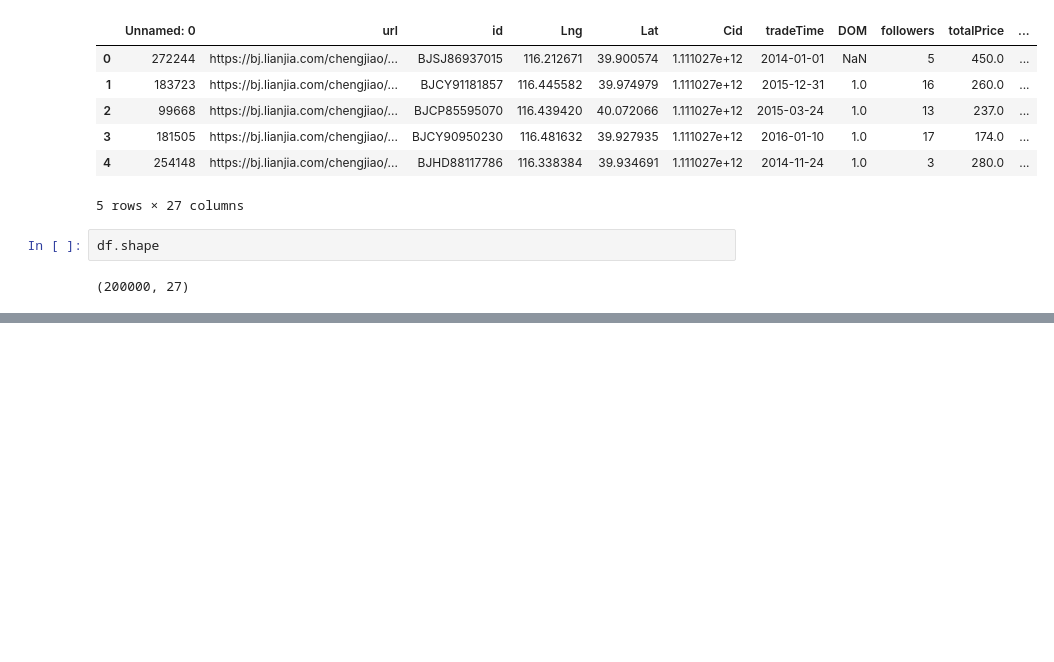
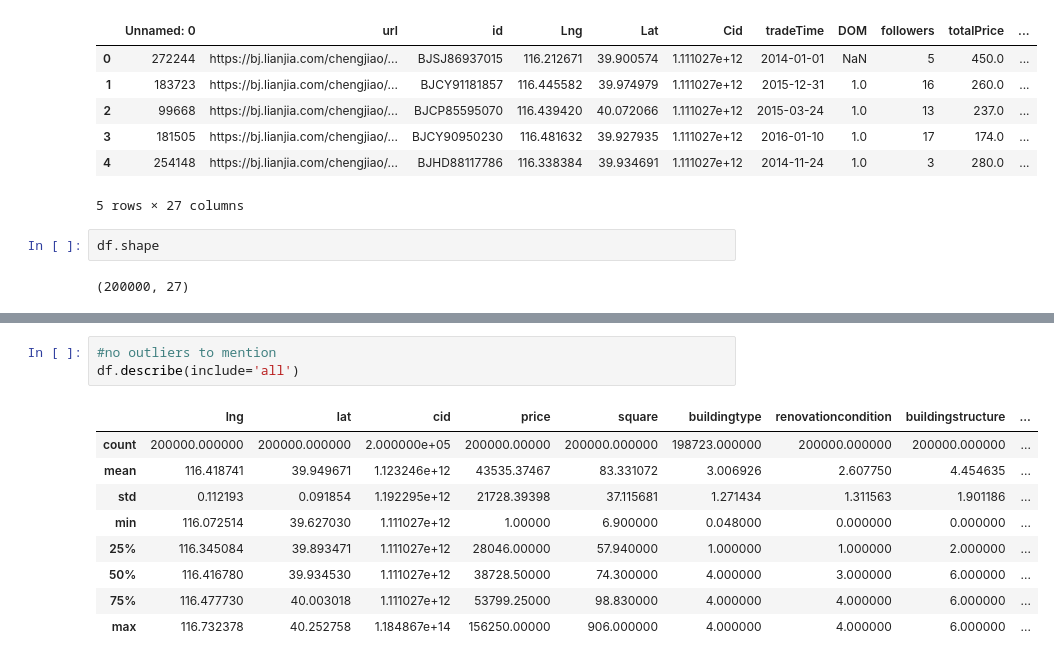
Before and after one commit to CheyQ27/Grocery-Sales, a Jupyter notebook: Project_2_pt_1.ipynb, the cells around one changed output, grey strips where cells are left out. Drawn from its saved outputs; the diff is of its cells as text; blank space fills up the shorter version.

```diff
--- a/Project_2_pt_1.ipynb
+++ b/Project_2_pt_1.ipynb
@@ -45,0 +295,13 @@ df.shape
+# %%
+#no outliers to mention
+df.describe(include='all')
+# %% [output]
+|  | lng | lat | cid | price | square | buildingtype | renovationcondition | buildingstructure | ... |
+| count | 200000.000000 | 200000.000000 | 2.000000e+05 | 200000.00000 | 200000.000000 | 198723.000000 | 200000.000000 | 200000.000000 | ... |
+| mean | 116.418741 | 39.949671 | 1.123246e+12 | 43535.37467 | 83.331072 | 3.006926 | 2.607750 | 4.454635 | ... |
+| std | 0.112193 | 0.091854 | 1.192295e+12 | 21728.39398 | 37.115681 | 1.271434 | 1.311563 | 1.901186 | ... |
+| min | 116.072514 | 39.627030 | 1.111027e+12 | 1.00000 | 6.900000 | 0.048000 | 0.000000 | 0.000000 | ... |
+| 25% | 116.345084 | 39.893471 | 1.111027e+12 | 28046.00000 | 57.940000 | 1.000000 | 1.000000 | 2.000000 | ... |
+| 50% | 116.416780 | 39.934530 | 1.111027e+12 | 38728.50000 | 74.300000 | 4.000000 | 3.000000 | 6.000000 | ... |
+| 75% | 116.477730 | 40.003018 | 1.111027e+12 | 53799.25000 | 98.830000 | 4.000000 | 4.000000 | 6.000000 | ... |
+| max | 116.732378 | 40.252758 | 1.184867e+14 | 156250.00000 | 906.000000 | 4.000000 | 4.000000 | 6.000000 | ... |
```
Also changed, not shown: parts of 28 cells of this notebook.
